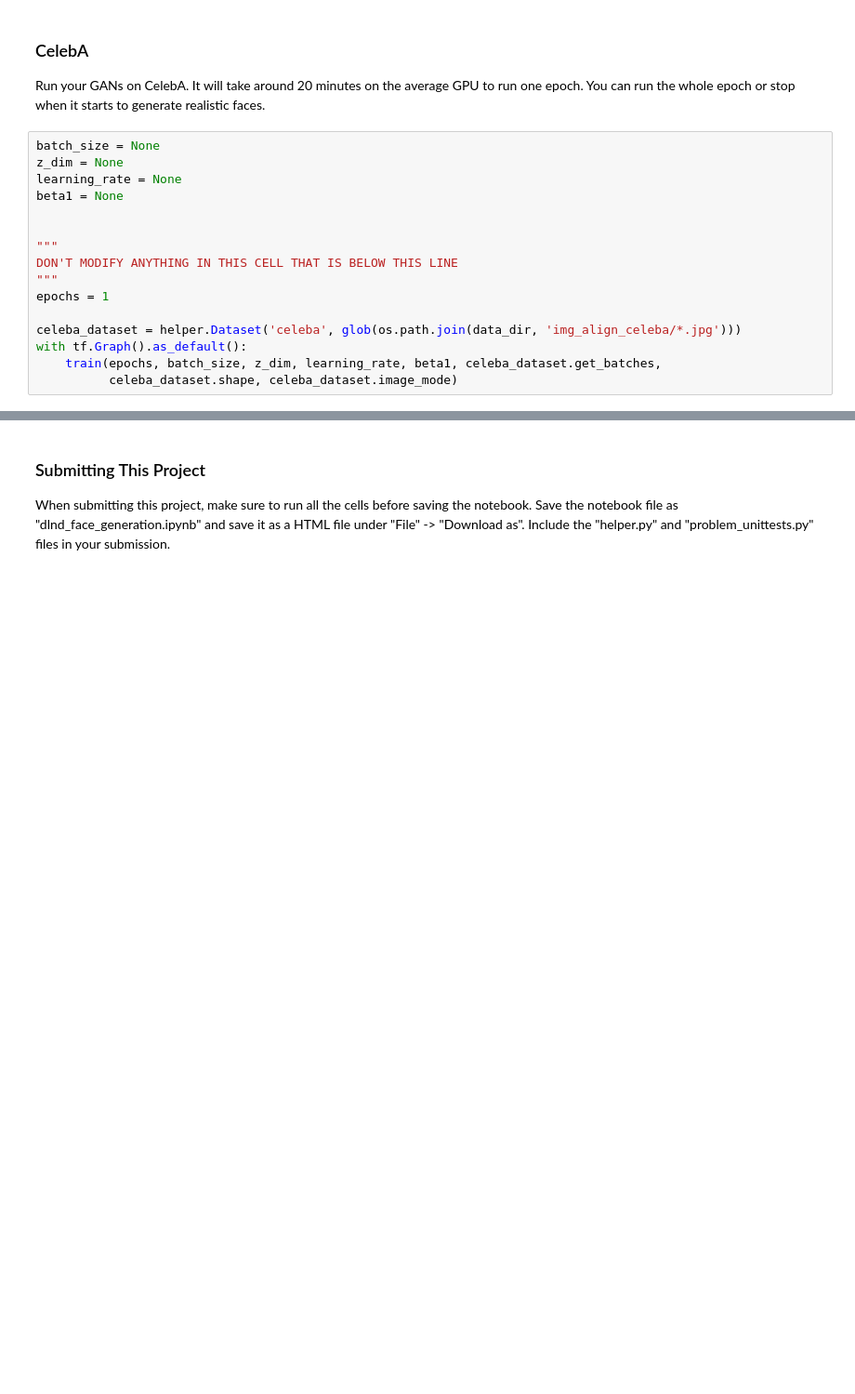
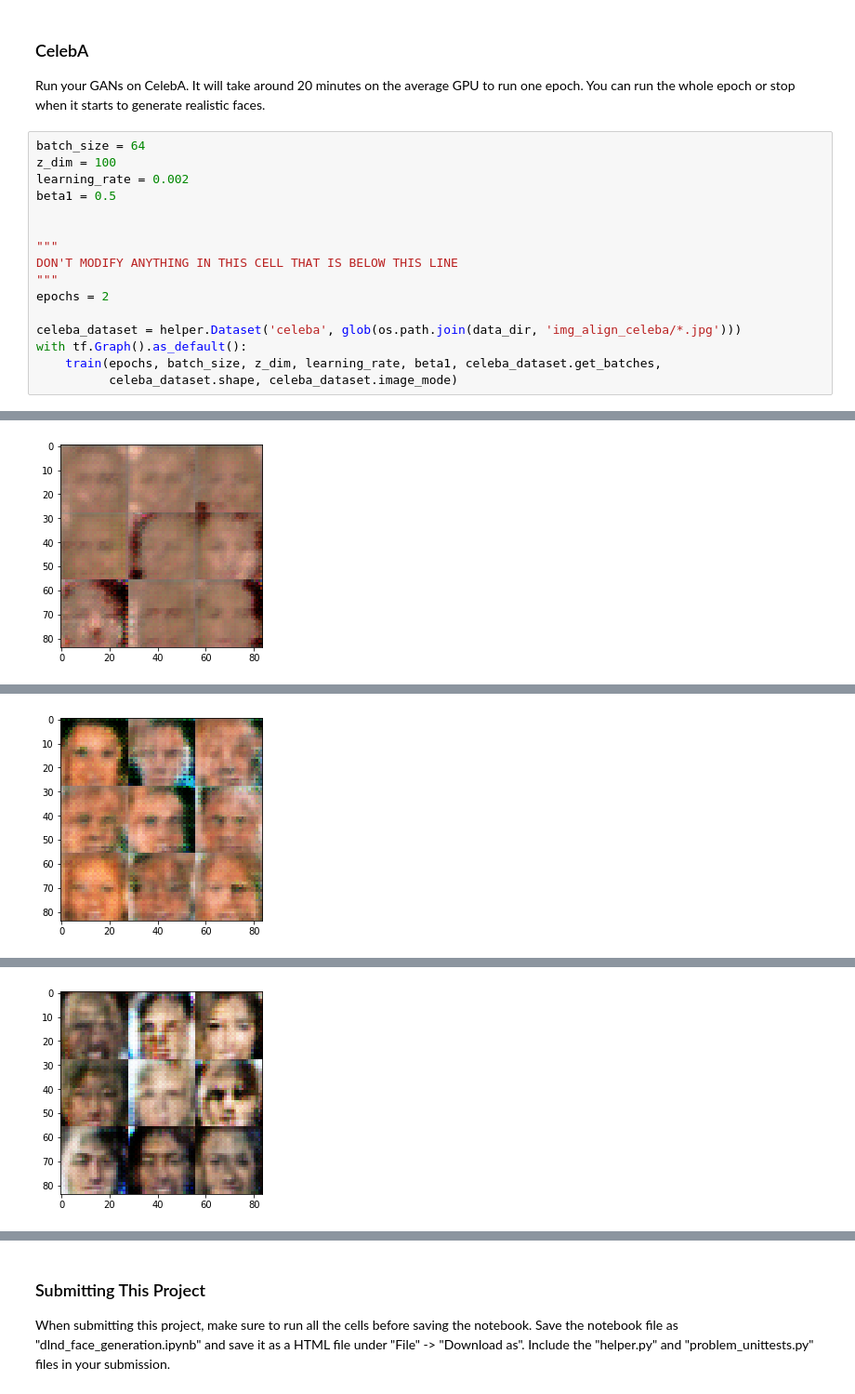
Before and after one commit to jeffaudi/deep-learning, a Jupyter notebook: face_generation/dlnd_face_generation.ipynb, the cells around one changed output, grey strips where cells are left out. Shown at 93% size. Drawn from its saved outputs; the diff is of its cells as text; blank space fills up the shorter version.

```diff
--- a/face_generation/dlnd_face_generation.ipynb
+++ b/face_generation/dlnd_face_generation.ipynb
@@ -406,18 +430,19 @@ with tf.Graph().as_default():
 ### CelebA
 Run your GANs on CelebA.  It will take around 20 minutes on the average GPU to run one epoch.  You can run the whole epoch or stop when it starts to generate realistic faces.
 # %%
-batch_size = None
-z_dim = None
-learning_rate = None
-beta1 = None
+batch_size = 64
+z_dim = 100
+learning_rate = 0.002
+beta1 = 0.5
 
 
 """
 DON'T MODIFY ANYTHING IN THIS CELL THAT IS BELOW THIS LINE
 """
-epochs = 1
+epochs = 2
 
 celeba_dataset = helper.Dataset('celeba', glob(os.path.join(data_dir, 'img_align_celeba/*.jpg')))
 with tf.Graph().as_default():
     train(epochs, batch_size, z_dim, learning_rate, beta1, celeba_dataset.get_batches,
           celeba_dataset.shape, celeba_dataset.image_mode)
+# %% [output]
@@ -423,0 +450 @@ with tf.Graph().as_default():
+[figure, added]
@@ -423,0 +452 @@ with tf.Graph().as_default():
+[figure, added]
@@ -423,0 +454 @@ with tf.Graph().as_default():
+[figure, added]
```
Also changed, not shown: parts of 7 cells of this notebook, 1 other file.
